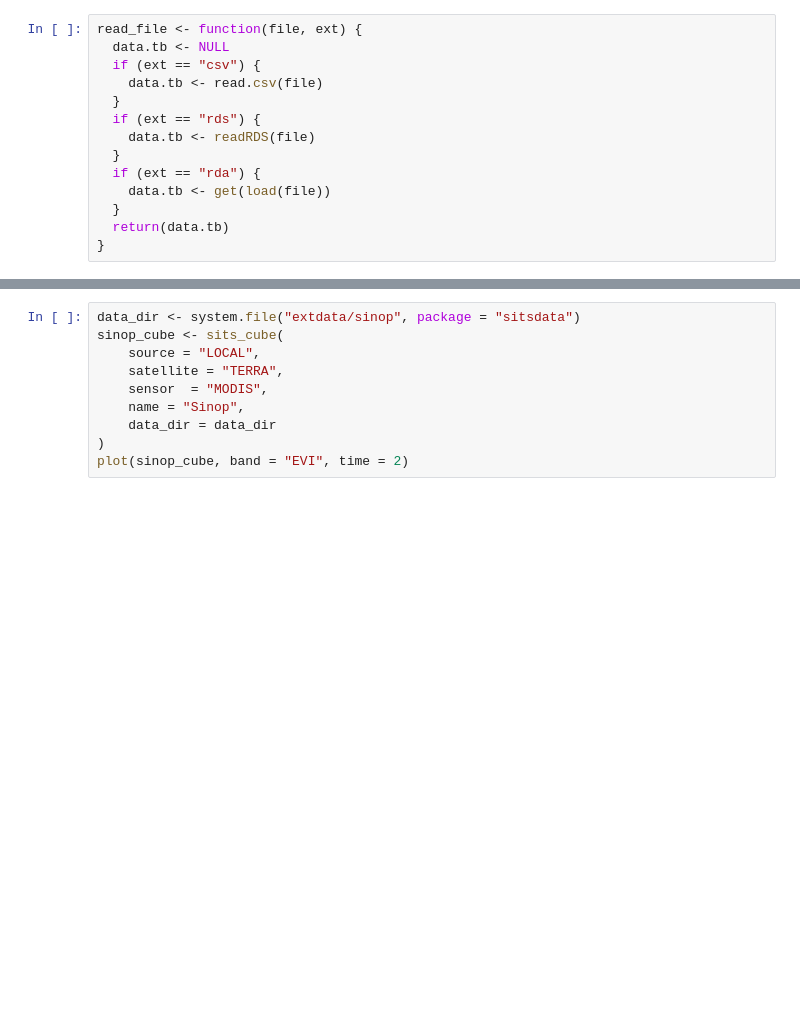
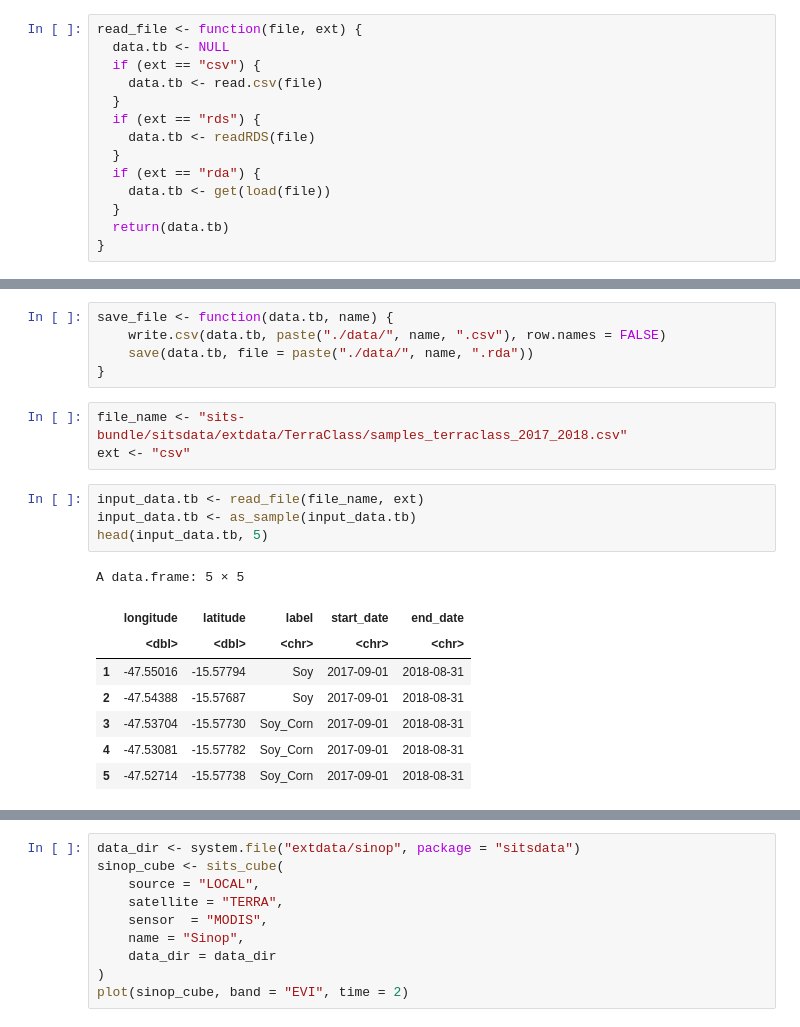
Before and after one commit to AbnerErnaniADSFatec/sample-assessment-data-science, a Jupyter notebook: testes_r.ipynb, the cells around one changed output, grey strips where cells are left out. Saved outputs shown, nothing was run; the diff lists cells and outputs as text; blank space fills up the shorter version.

```diff
--- a/testes_r.ipynb
+++ b/testes_r.ipynb
@@ -24,0 +50,21 @@ read_file <- function(file, ext) {
+# %%
+save_file <- function(data.tb, name) {
+    write.csv(data.tb, paste("./data/", name, ".csv"), row.names = FALSE)
+    save(data.tb, file = paste("./data/", name, ".rda"))
+}
+# %%
+file_name <- "sits-bundle/sitsdata/extdata/TerraClass/samples_terraclass_2017_2018.csv"
+ext <- "csv"
+# %%
+input_data.tb <- read_file(file_name, ext)
+input_data.tb <- as_sample(input_data.tb)
+head(input_data.tb, 5)
+# %% [output]
+A data.frame: 5 × 5
+|  | longitude | latitude | label | start_date | end_date |
+|  | <dbl> | <dbl> | <chr> | <chr> | <chr> |
+| 1 | -47.55016 | -15.57794 | Soy | 2017-09-01 | 2018-08-31 |
+| 2 | -47.54388 | -15.57687 | Soy | 2017-09-01 | 2018-08-31 |
+| 3 | -47.53704 | -15.57730 | Soy_Corn | 2017-09-01 | 2018-08-31 |
+| 4 | -47.53081 | -15.57782 | Soy_Corn | 2017-09-01 | 2018-08-31 |
+| 5 | -47.52714 | -15.57738 | Soy_Corn | 2017-09-01 | 2018-08-31 |
```
Also changed, not shown: parts of 24 cells of this notebook, 10 other files.
